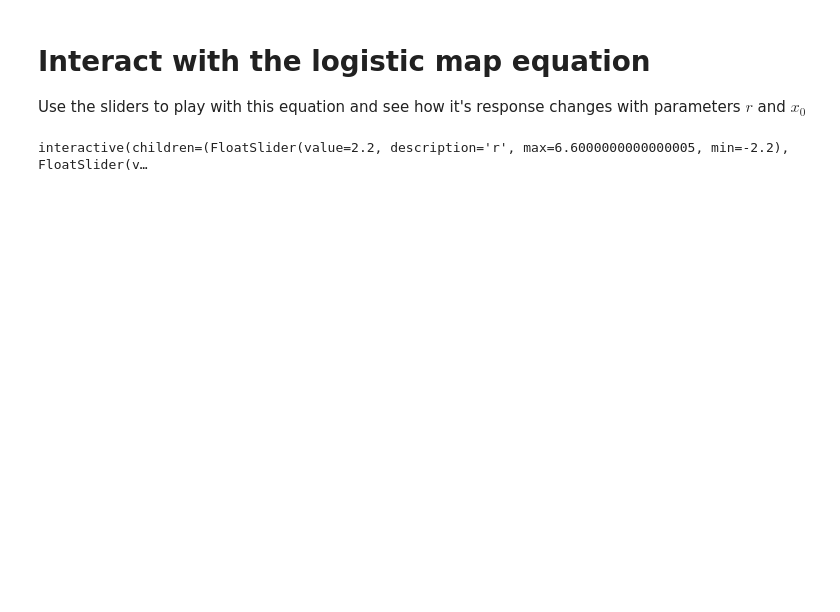
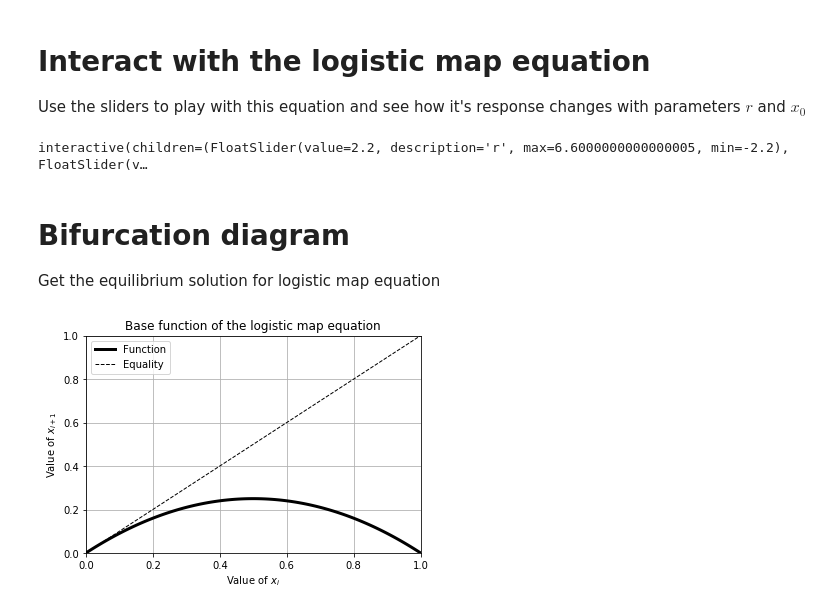
Before and after one commit to sidbannet/math-projects, a Jupyter notebook: demo_logistic_map.ipynb, the cells around one changed output. Saved outputs shown, nothing was run; the diff lists cells and outputs as text; code cells hidden in the pictures; blank space fills up the shorter version.

```diff
--- a/demo_logistic_map.ipynb
+++ b/demo_logistic_map.ipynb
@@ -69,3 +83,13 @@ def f(r, x_o, n) -> None:
   fig, ax, fig_prop = prob.plots()
 # %% [output]
 interactive(children=(FloatSlider(value=2.2, description='r', max=6.6000000000000005, min=-2.2), FloatSlider(v…
+# %% [markdown]
+# Bifurcation diagram
+
+Get the equilibrium solution for logistic map equation
+# %%
+lmap = lm.LogisticMap()
+bifurcate = lm.Bifurcation(map_obj=lmap)
+bifurcate.get_equilibrium_values(number_of_generations=95)
+# %% [output]
+[figure, added]
```
Also changed, not shown: parts of 6 cells of this notebook.
